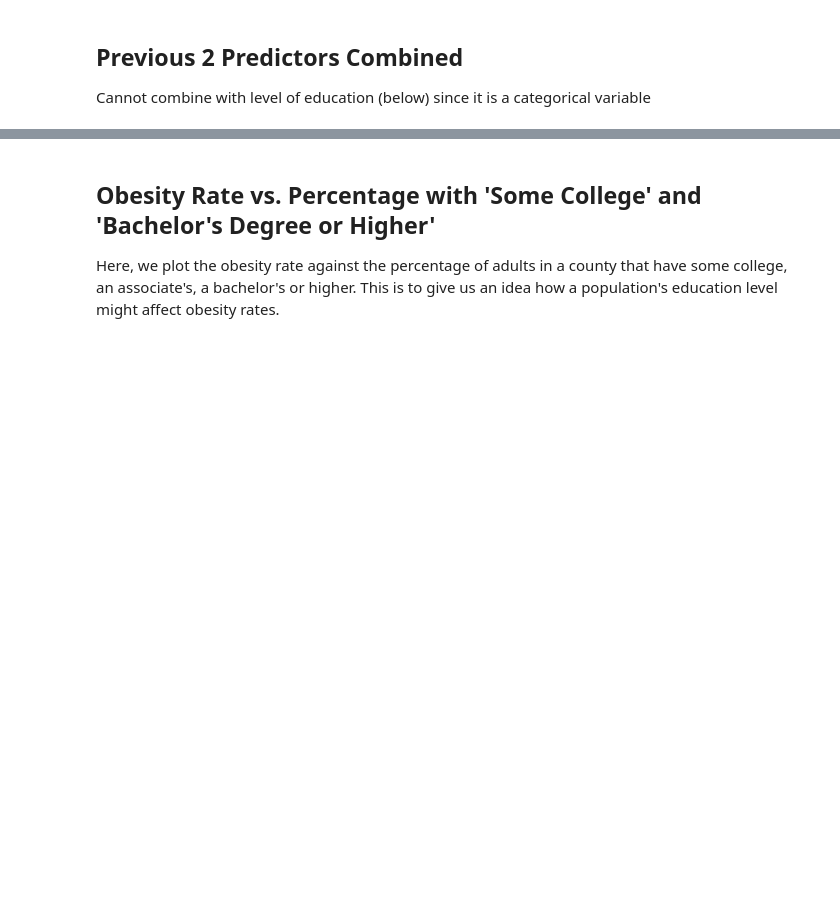
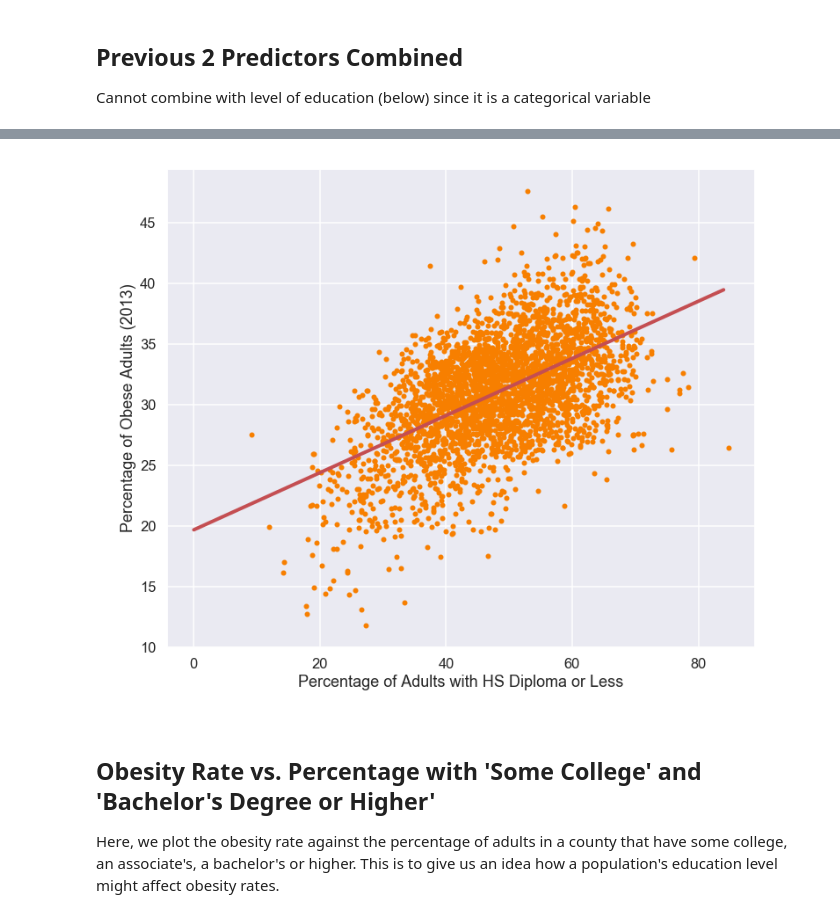
Before and after one commit to cwguan/COGS108-FinalProject, a Jupyter notebook: FinalProject.ipynb, the cells around one changed output, grey strips where cells are left out. Cells and saved outputs as stored; diff of their text form; code cells hidden in the pictures; blank space fills up the shorter version.

Commit message:
Added High School OLS and plot

```diff
--- a/FinalProject.ipynb
+++ b/FinalProject.ipynb
@@ -280,3 +282,9 @@ display(df)
+# %%
+# Create and add a new column for % adults w/ a high school diploma or less
+df['HIGH_SCHOOL'] =  df[['Percent of adults with less than a high school diploma, 2013-17', 'Percent of adults with a high school diploma only, 2013-17']].sum(axis=1)
+
+# Create and add a new column for % adults w/ some college or higher
+df['COLLEGE'] =  df[['Percent of adults completing some college or associate\'s degree, 2013-17', 'Percent of adults with a bachelor\'s degree or higher, 2013-17']].sum(axis=1)
 # %%
 # Display the columns in the final, merged dataframe
 list(df)
@@ -439,3 +479,16 @@ Warnings:
+# %%
+df.plot.scatter(x='HIGH_SCHOOL', y='ADULT_OBESITY_RATE_2013', c='#F77F00', figsize=(12,10))
+
+# Plot model fit line
+xs = np.arange(df['HIGH_SCHOOL'].min(), df['HIGH_SCHOOL'].max())
+ys =  19.6562 + 0.2355 * xs
+plt.plot(xs, ys, 'r', linewidth=4, label='Model')
+
+plt.xlabel('Percentage of Adults with HS Diploma or Less\n')
+plt.ylabel('\nPercentage of Obese Adults (2013)')
+plt.show()
+# %% [output]
+[figure, added]
 # %% [markdown]
 ## Obesity Rate vs. Percentage with 'Some College' and 'Bachelor's Degree or Higher'
 
```
Also changed, not shown: parts of 10 cells of this notebook.
